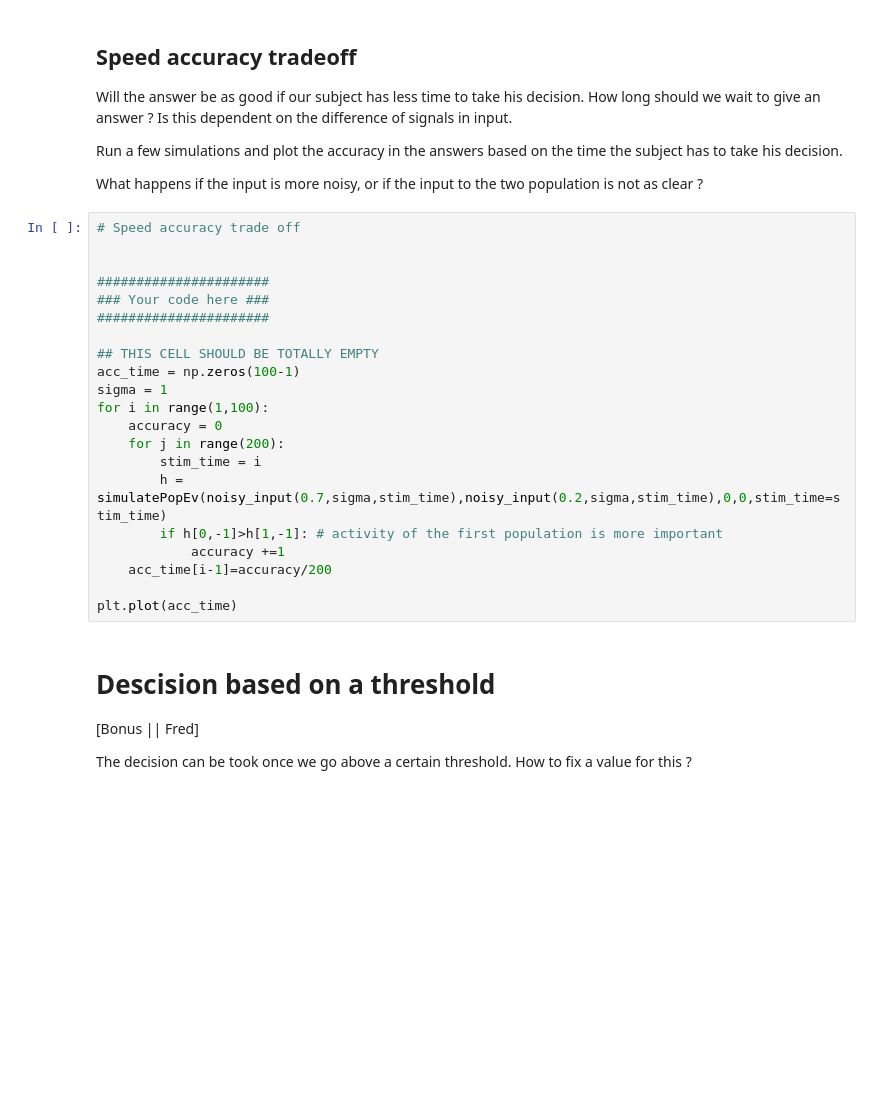
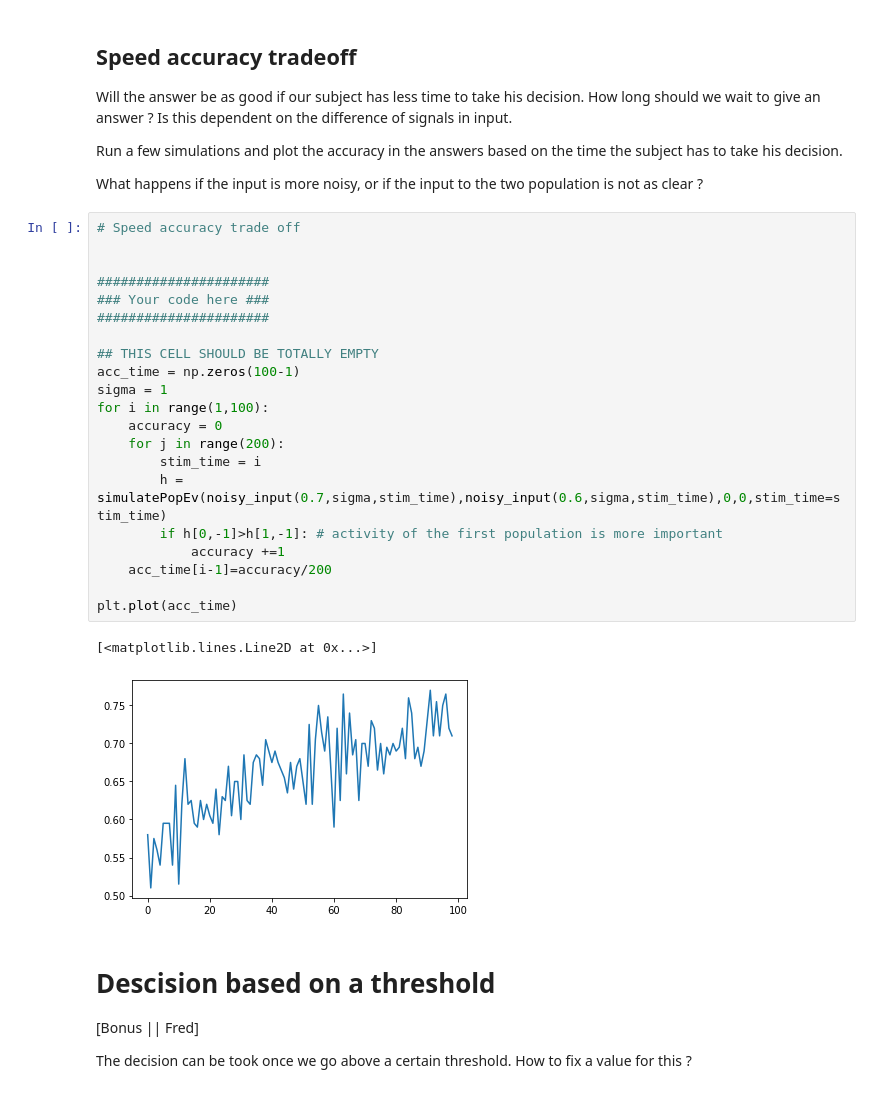
Before and after one commit to fblondiaux/LGBIO2072-2020, a Jupyter notebook: LGBIO2072_TP3.ipynb, the cells around one changed output. Saved outputs shown, nothing was run; the diff lists cells and outputs as text; blank space fills up the shorter version.

```diff
--- a/LGBIO2072_TP3.ipynb
+++ b/LGBIO2072_TP3.ipynb
@@ -168,24 +174,27 @@ What happens if the input is more noisy, or if the input to the two population i
 # %%
 # Speed accuracy trade off
 
 
 ######################
 ### Your code here ###
 ######################
 
 ## THIS CELL SHOULD BE TOTALLY EMPTY
 acc_time = np.zeros(100-1)
 sigma = 1
 for i in range(1,100):
     accuracy = 0
     for j in range(200):
         stim_time = i
-        h = simulatePopEv(noisy_input(0.7,sigma,stim_time),noisy_input(0.2,sigma,stim_time),0,0,stim_time=stim_time)
+        h = simulatePopEv(noisy_input(0.7,sigma,stim_time),noisy_input(0.6,sigma,stim_time),0,0,stim_time=stim_time)
         if h[0,-1]>h[1,-1]: # activity of the first population is more important
             accuracy +=1
     acc_time[i-1]=accuracy/200
 
 plt.plot(acc_time)
+# %% [output]
+[<matplotlib.lines.Line2D at 0x...>]
+[figure, added]
 # %% [markdown]
 # Descision based on a threshold
 
```
Also changed, not shown: parts of 3 cells of this notebook.
